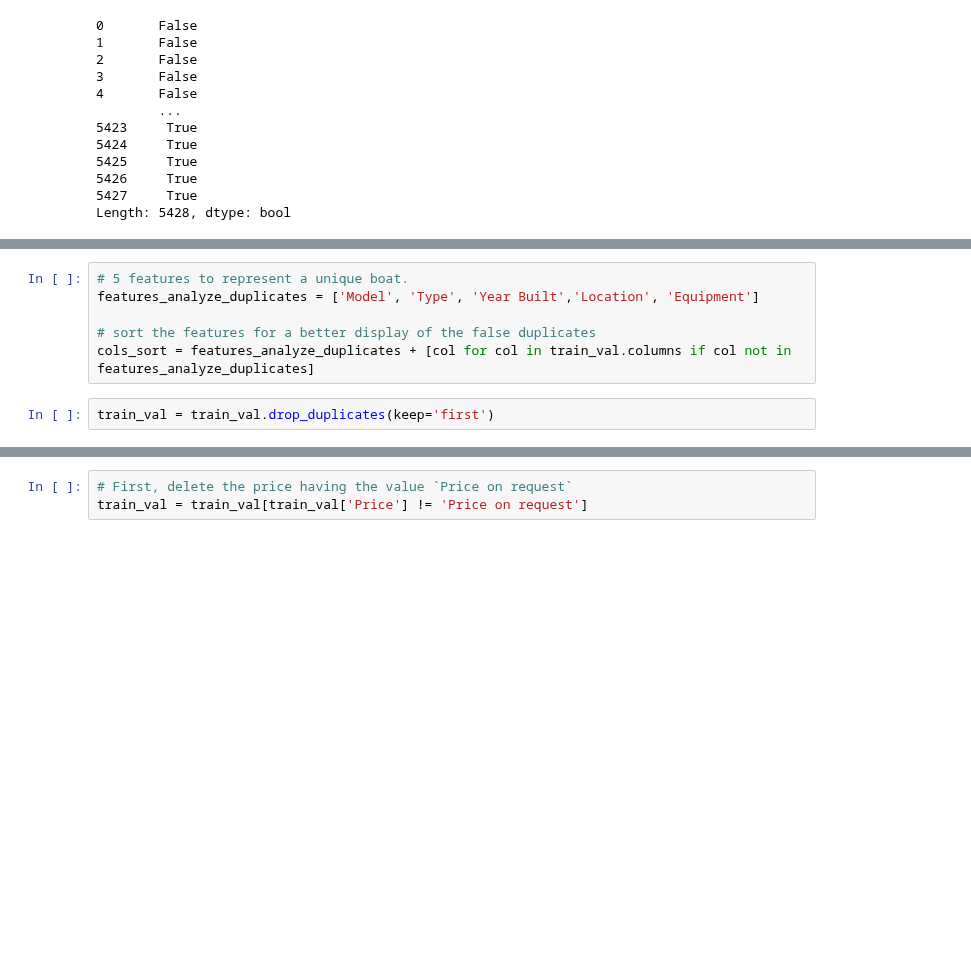
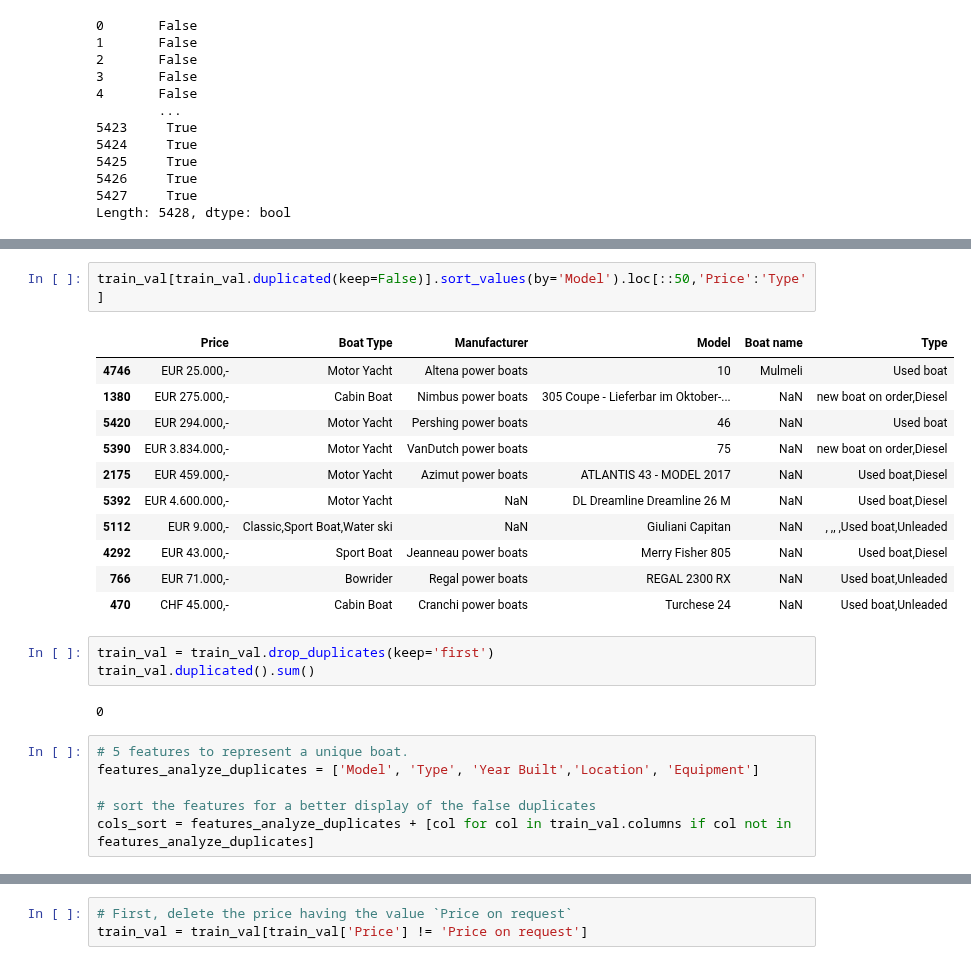
Before and after one commit to kristy25/AcademyPublic, a Jupyter notebook: Untitled1.ipynb, the cells around one changed output, grey strips where cells are left out. Cells and saved outputs as stored; diff of their text form; blank space fills up the shorter version.

```diff
--- a/Untitled1.ipynb
+++ b/Untitled1.ipynb
@@ -813,8 +854,25 @@ Length: 5428, dtype: bool
+# %%
+train_val[train_val.duplicated(keep=False)].sort_values(by='Model').loc[::50,'Price':'Type']
+# %% [output]
+|  | Price | Boat Type | Manufacturer | Model | Boat name | Type |
+| 4746 | EUR 25.000,- | Motor Yacht | Altena power boats | 10 | Mulmeli | Used boat |
+| 1380 | EUR 275.000,- | Cabin Boat | Nimbus power boats | 305 Coupe - Lieferbar im Oktober-... | NaN | new boat on order,Diesel |
+| 5420 | EUR 294.000,- | Motor Yacht | Pershing power boats | 46 | NaN | Used boat |
+| 5390 | EUR 3.834.000,- | Motor Yacht | VanDutch power boats | 75 | NaN | new boat on order,Diesel |
+| 2175 | EUR 459.000,- | Motor Yacht | Azimut power boats | ATLANTIS 43 - MODEL 2017 | NaN | Used boat,Diesel |
+| 5392 | EUR 4.600.000,- | Motor Yacht | NaN | DL Dreamline Dreamline 26 M | NaN | Used boat,Diesel |
+| 5112 | EUR 9.000,- | Classic,Sport Boat,Water ski | NaN | Giuliani Capitan | NaN | , ,, ,Used boat,Unleaded |
+| 4292 | EUR 43.000,- | Sport Boat | Jeanneau power boats | Merry Fisher 805 | NaN | Used boat,Diesel |
+| 766 | EUR 71.000,- | Bowrider | Regal power boats | REGAL 2300 RX | NaN | Used boat,Unleaded |
+| 470 | CHF 45.000,- | Cabin Boat | Cranchi power boats | Turchese 24 | NaN | Used boat,Unleaded |
+# %%
+train_val = train_val.drop_duplicates(keep='first')
+train_val.duplicated().sum()
+# %% [output]
+0
 # %%
 # 5 features to represent a unique boat.
 features_analyze_duplicates = ['Model', 'Type', 'Year Built','Location', 'Equipment']
 
 # sort the features for a better display of the false duplicates
 cols_sort = features_analyze_duplicates + [col for col in train_val.columns if col not in features_analyze_duplicates]
-# %%
-train_val = train_val.drop_duplicates(keep='first')
```
Also changed, not shown: parts of 14 cells of this notebook.
